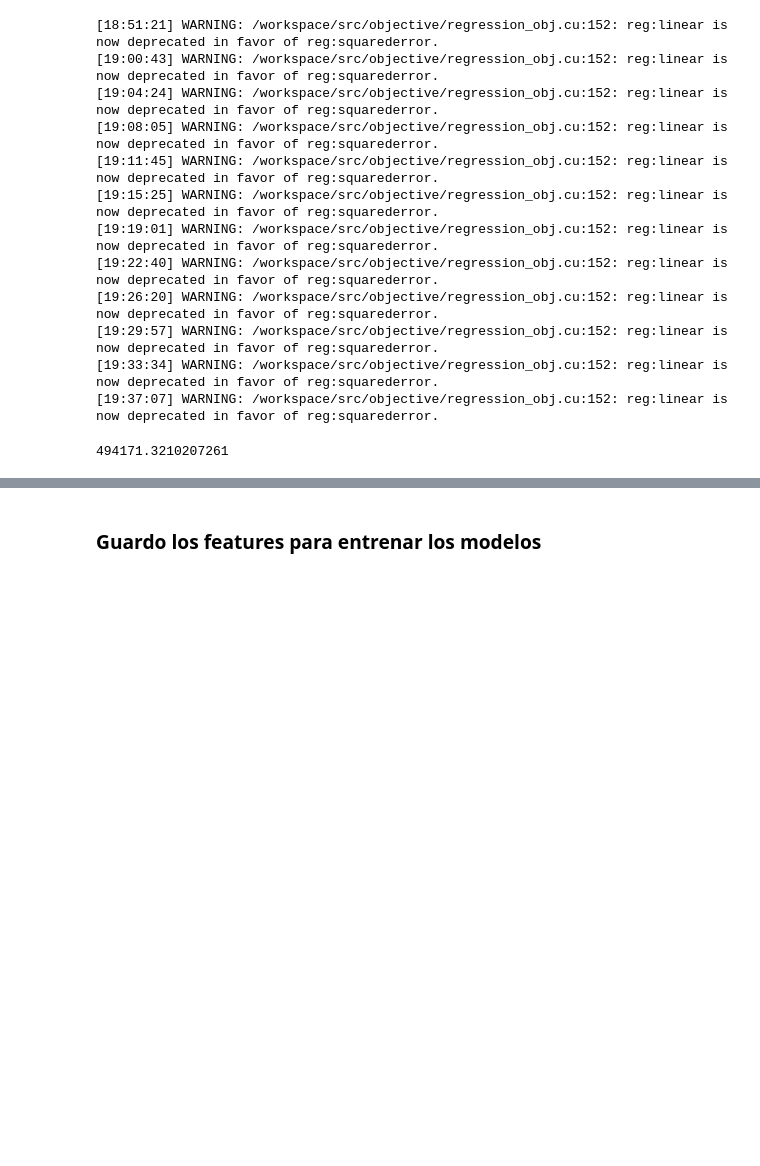
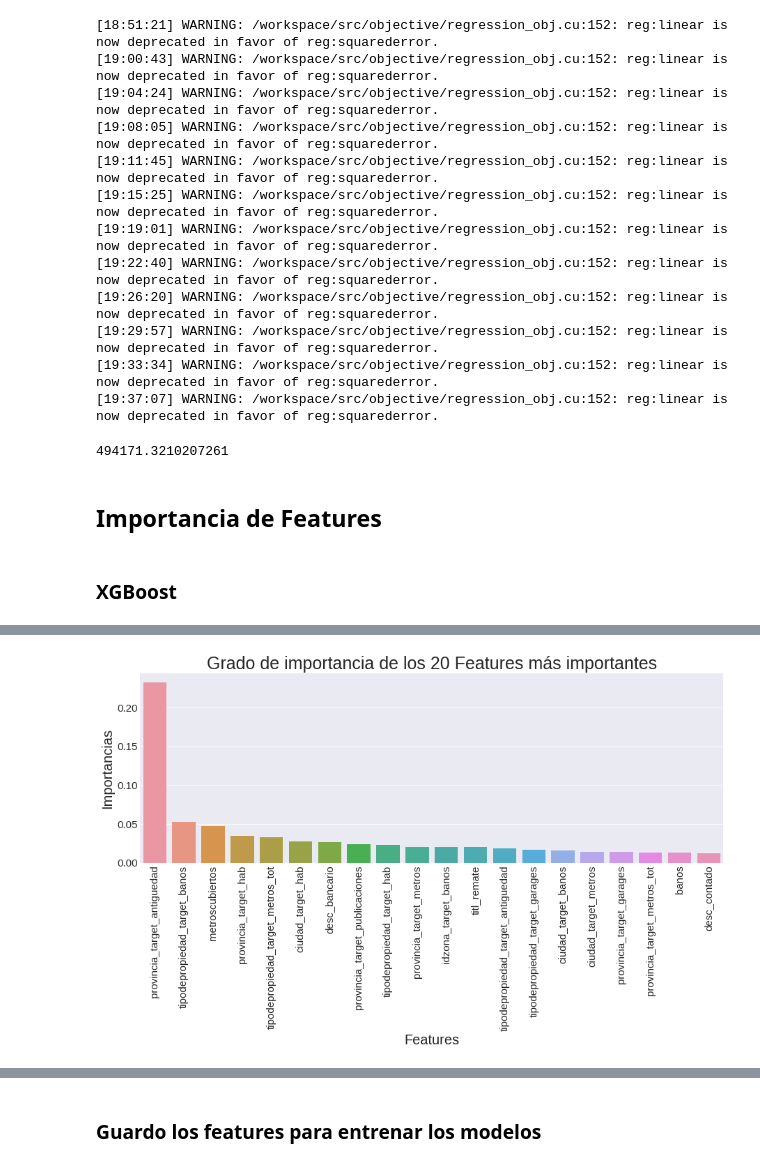
Before and after one commit to luctiz/Grupo43-TP2, a Jupyter notebook: TP2.ipynb, the cells around one changed output, grey strips where cells are left out. Drawn from its saved outputs; the diff is of its cells as text; code cells hidden in the pictures; blank space fills up the shorter version.

```diff
--- a/TP2.ipynb
+++ b/TP2.ipynb
@@ -843,3 +836,10 @@ RF_mae_score3
 [19:33:34] WARNING: /workspace/src/objective/regression_obj.cu:152: reg:linear is now deprecated in favor of reg:squarederror.
 [19:37:07] WARNING: /workspace/src/objective/regression_obj.cu:152: reg:linear is now deprecated in favor of reg:squarederror.
 494171.3210207261
+# %% [markdown]
+## **Importancia de Features**
+# %% [markdown]
+### XGBoost
+# %%
+mostrar_importancias(X,Y,xgb_model, 20)
+# %% [output]
@@ -845,0 +847 @@ RF_mae_score3
+[figure, added]
```
Also changed, not shown: parts of 10 cells of this notebook.
